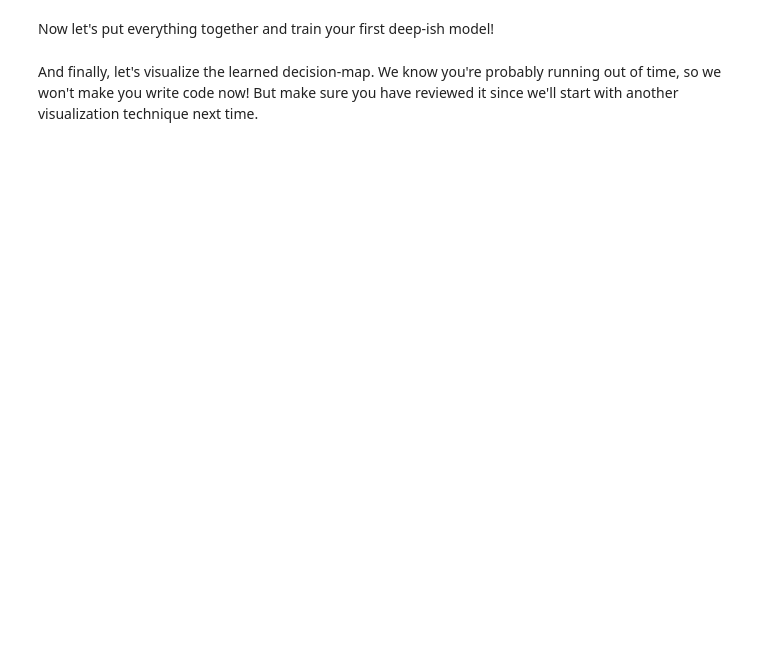
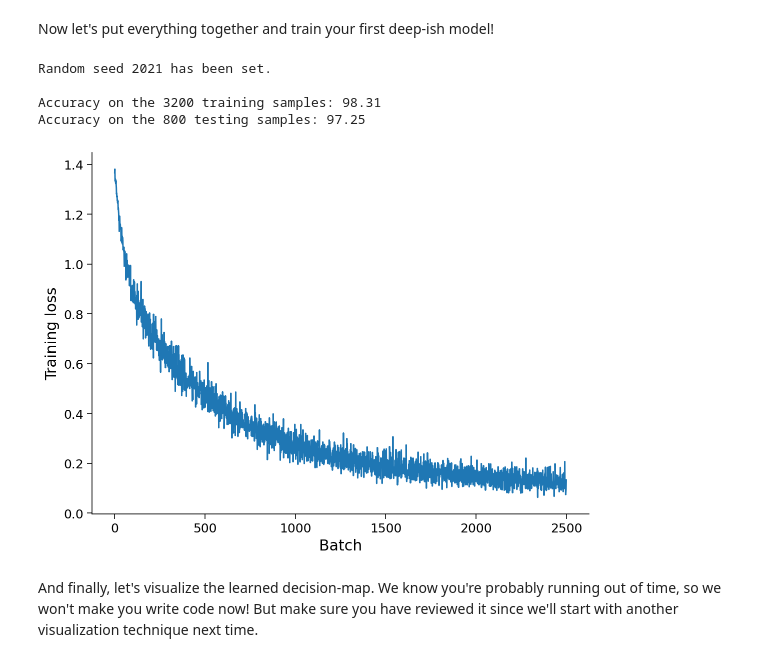
Before and after one commit to fabxy/course-content-dl, a Jupyter notebook: tutorials/W1D3_MultiLayerPerceptrons/W1D3_Tutorial1.ipynb, the cells around one changed output. Drawn from its saved outputs; the diff is of its cells as text; code cells hidden in the pictures; blank space fills up the shorter version.

```diff
--- a/tutorials/W1D3_MultiLayerPerceptrons/W1D3_Tutorial1.ipynb
+++ b/tutorials/W1D3_MultiLayerPerceptrons/W1D3_Tutorial1.ipynb
@@ -929,14 +951,20 @@ But these layers are very common so it's a good practice to always do it!
 Now let's put everything together and train your first deep-ish model!
 # %%
 set_seed(SEED)
-net = Net('ReLU()', X_train.shape[1], [128], K).to(DEVICE)
+net = Net(nn.ReLU,[], X_train.shape[1], [128], K).to(DEVICE)
 criterion = nn.CrossEntropyLoss()
 optimizer = optim.Adam(net.parameters(), lr=1e-3)
 num_epochs = 100
 
 _, _ = train_test_classification(net, criterion, optimizer, train_loader,
                                  test_loader, num_epochs=num_epochs,
                                  training_plot=True, device=DEVICE)
+# %% [output]
+Random seed 2021 has been set.
+
+Accuracy on the 3200 training samples: 98.31
+Accuracy on the 800 testing samples: 97.25
+[figure, added]
 # %% [markdown]
 And finally, let's visualize the learned decision-map. We know you're probably running out of time, so we won't make you write code now! But make sure you have reviewed it since we'll start with another visualization technique next time.
 # %%
```
Also changed, not shown: parts of 14 cells of this notebook.
